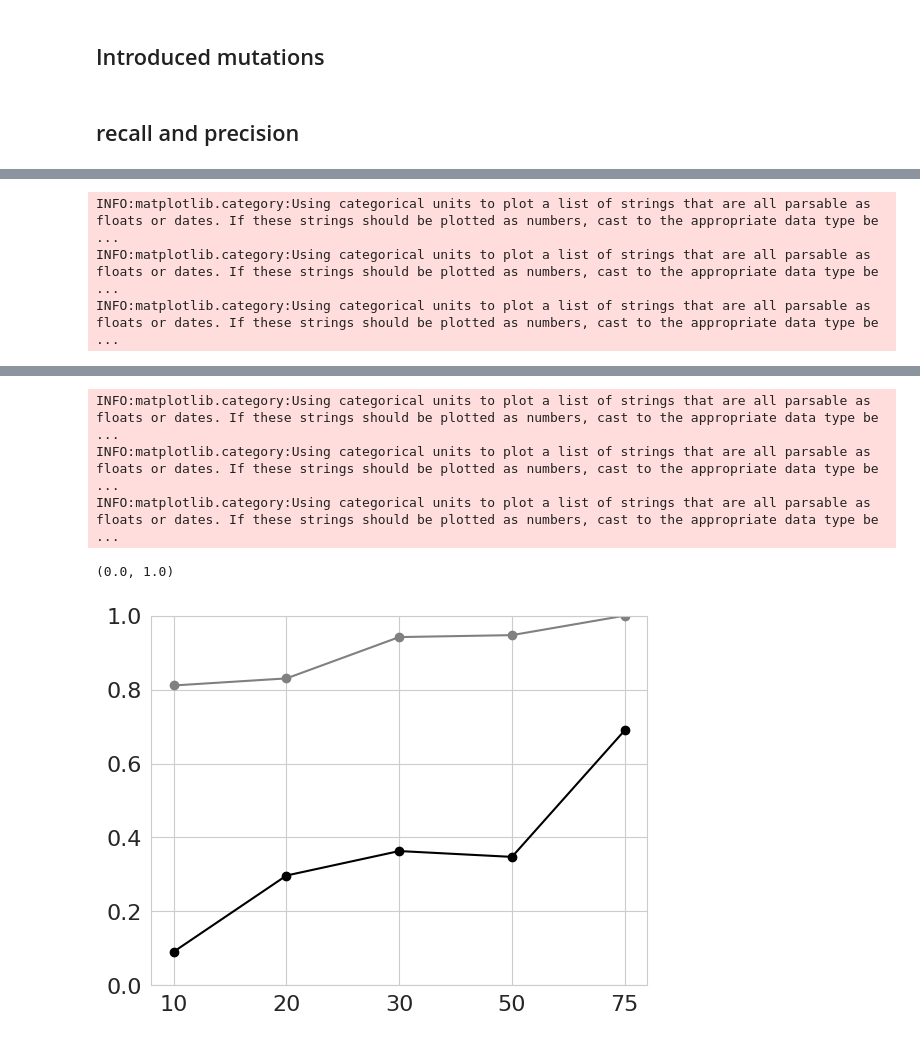
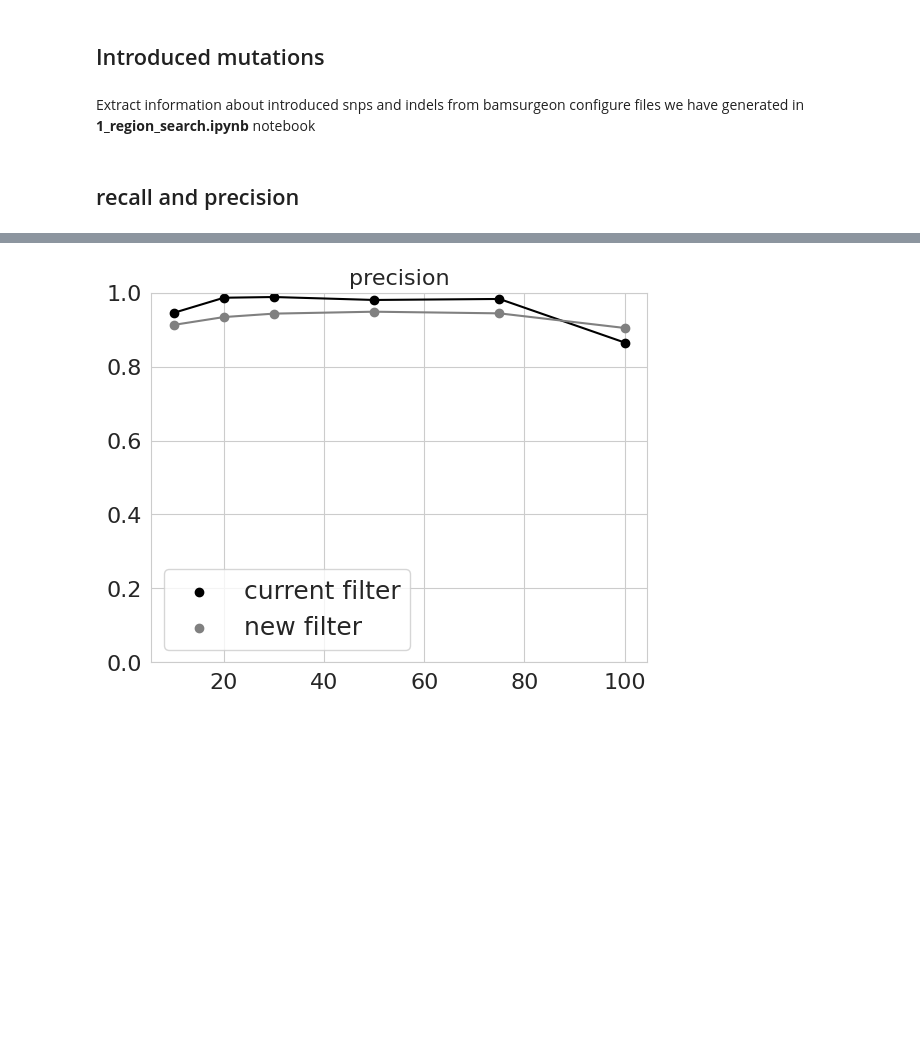
Before and after one commit to tlebchan/InsilicoValidation, a Jupyter notebook: notebooks/2_performance_analysis.ipynb, the cells around one changed output, grey strips where cells are left out. Saved outputs shown, nothing was run; the diff lists cells and outputs as text; code cells hidden in the pictures; blank space fills up the shorter version.

```diff
--- a/notebooks/2_performance_analysis.ipynb
+++ b/notebooks/2_performance_analysis.ipynb
@@ -420,6 +222,8 @@ plt.plot([0.1, 0.91], [0.05, 0.05], '--', color='black', )
 # Generated data
 # %% [markdown]
 ## Introduced mutations
+# %% [markdown]
+Extract information about introduced snps and indels from bamsurgeon configure files we have generated in **1_region_search.ipynb** notebook
 # %%
 mutations_path = os.path.join('..', 'mutations')
 # %%
@@ -450,50 +254,9 @@ indel_array = index_df.chrom.values + '_' + index_df.start.values.astype(str)
 
 generated_patients = []
 path2generatedmafs = './'
-# %%
-def plot_metric_for_generated_pats(
-    column, metric2plot, color, generated_patients,
-    path2generatedmafs, maf_name, indel_array,
-    ref_array
-):
-
-    tmp_list = []
-    for sample in generated_patients:
-        maf_path = os.path.join(path2generatedmafs, sample, maf_name)
-
-        # MODIFY maf_processing function from imports
-        maf = maf_processing(maf_path)
-
-        purity = file.split('_')[-1]
-        maf['ref_index'] = maf.Chromosome.values + '_' + np.where(
-            maf.Variant_Type.isin(['INS']), maf.Start_Position+1, maf.Start_Position
-        ).astype(str)
-
-        if purity=='75':
-            mask1 = maf['ref_index'].isin(indel_array)
-
-        mask1 = maf['ref_index'].isin(ref_array)
-
-        TP = (mask1 & (maf[column] =='PASS')).sum()
-        TN = (~mask1 & ~(maf[column] =='PASS')).sum()
-        FP = (~mask1 & (maf[column] =='PASS')).sum()
-        FN = (mask1 & ~(maf[column] =='PASS')).sum()
-
-        tmp_list.append(
-            {'TP': TP, 'TN': TN, 'FP': FP, 'FN': FN, 'purity':purity}
-        )
-
-    tmp_df = pd.DataFrame(tmp_list)
-    tmp_df['recall'] = tmp_df.TP/(tmp_df.TP + tmp_df.FN)
-    tmp_df['precision'] = tmp_df.TP/(tmp_df.TP + tmp_df.FP)
-    tmp_df = tmp_df.sort_values(by='purity')
-
-    plt.plot(tmp_df.purity, tmp_df[metric2plot], color = color)
-    plt.scatter(tmp_df.purity, tmp_df[metric2plot], color = color)
-    plt.ylim(0, 1)
 # %%
 plot_metric_for_generated_pats(
-    'new_filter', 'recall', 'grey', generated_patients,
+    'new_filter', 'precision', 'grey', generated_patients,
     path2generatedmafs, maf_name, indel_array,
     ref_arra
 )
@@ -511,3 +269,0 @@ Downloading somatic-strelka-passed-vep-filtered.maf
-INFO:matplotlib.category:Using categorical units to plot a list of strings that are all parsable as floats or dates. If these strings should be plotted as numbers, cast to the appropriate data type be ...
-INFO:matplotlib.category:Using categorical units to plot a list of strings that are all parsable as floats or dates. If these strings should be plotted as numbers, cast to the appropriate data type be ...
-INFO:matplotlib.category:Using categorical units to plot a list of strings that are all parsable as floats or dates. If these strings should be plotted as numbers, cast to the appropriate data type be ...
@@ -519,5 +270 @@ Downloading somatic-strelka-passed-vep-filtered.maf
-INFO:matplotlib.category:Using categorical units to plot a list of strings that are all parsable as floats or dates. If these strings should be plotted as numbers, cast to the appropriate data type be ...
-INFO:matplotlib.category:Using categorical units to plot a list of strings that are all parsable as floats or dates. If these strings should be plotted as numbers, cast to the appropriate data type be ...
-INFO:matplotlib.category:Using categorical units to plot a list of strings that are all parsable as floats or dates. If these strings should be plotted as numbers, cast to the appropriate data type be ...
-(0.0, 1.0)
-[figure, old version]
+[figure, new version]
```
Also changed, not shown: parts of 15 cells of this notebook, 4 other files.
